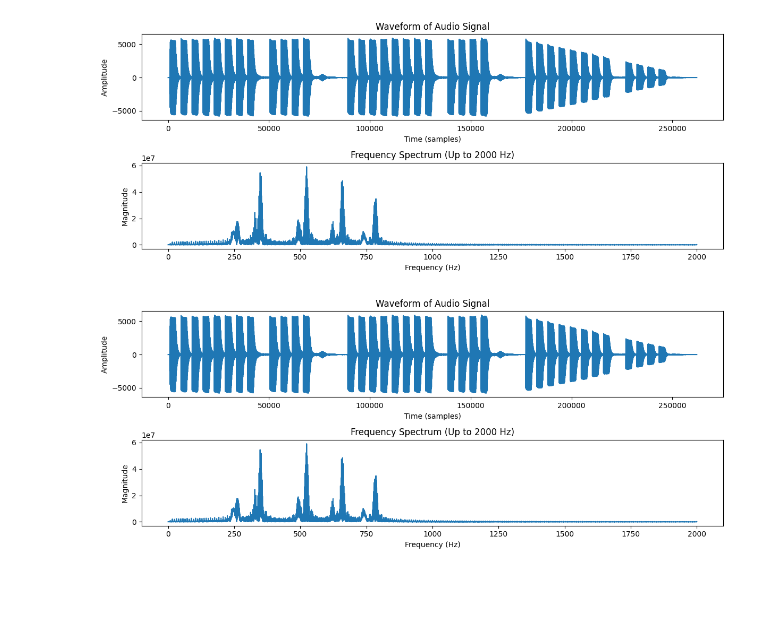
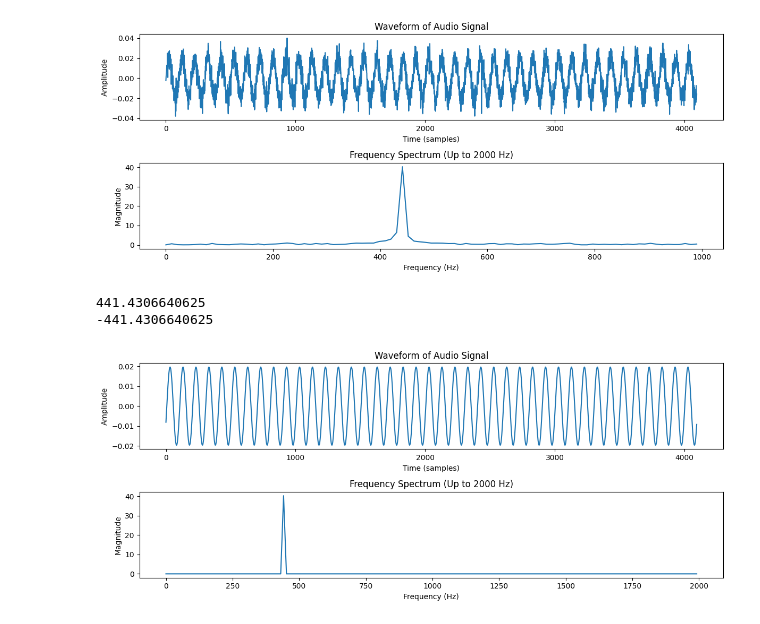
Before and after one commit to RYZEXY/Quantum-Audio-Processing, a Jupyter notebook: audio.ipynb, the cells around one changed output. Cells and saved outputs as stored; diff of their text form; code cells hidden in the pictures; blank space fills up the shorter version.

```diff
--- a/audio.ipynb
+++ b/audio.ipynb
@@ -4,8 +4,9 @@ import matplotlib.pyplot as plt
 from scipy.io.wavfile import read, write
 from scipy.fftpack import fft, ifft
 from scipy.interpolate import interp1d
+from qiskit.primitives import Sampler, Estimator
 
-sample_rate, audio = read("input2.wav")
+sample_rate, audio = read("noisy_audio.wav")
 
 # Convert to mono if stereo
 if len(audio.shape) > 1:
@@ -14,19 +15,22 @@ if len(audio.shape) > 1:
 
 #manually add noise
 
-noise_intensity = 5000
-noise = np.random.normal(0, noise_intensity, audio.shape)
+# noise_intensity = 5000
+# noise = np.random.normal(0, noise_intensity, audio.shape)
 
-noisy_audio = np.int16(audio + noise)
+# noisy_audio = np.int16(audio + noise)
 
-write("noisy_audio.wav", sample_rate, noisy_audio)
+# write("noisy_audio.wav", sample_rate, noisy_audio)
 
 
 N = len(audio)
-audio_segment = audio[:N]
+target_samples = 2**12
+audio = audio[:target_samples]  # Truncate without padding
+audio_segment = audio[:target_samples]
 
+audio_segment = audio_segment/np.linalg.norm(audio_segment)
 fft_result = fft(audio_segment)
-frequencies = np.fft.fftfreq(N, d=1/sample_rate)
+frequencies = np.fft.fftfreq(target_samples, d=1/sample_rate)
 
 plt.figure(figsize=(12, 5))
 plt.subplot(2, 1, 1)
@@ -35,7 +39,7 @@ plt.xlabel("Time (samples)")
 plt.ylabel("Amplitude")
 plt.title("Waveform of Audio Signal")
 
-max_freq = 2000
+max_freq = 1000
 indices = np.where(frequencies >= 0)[0]
 indices = indices[frequencies[indices] <= max_freq]
 
@@ -47,32 +51,40 @@ plt.title("Frequency Spectrum (Up to 2000 Hz)")
 plt.tight_layout()
 plt.show()
 # %% [output]
-[figure, old version]
+[figure, new version]
 # %%
-for i in range (0,N):
-    if np.abs(fft_result[i]) < 10000:
+for i in range (0,target_samples):
+    if np.abs(fft_result[i]) < 15:
         fft_result[i] = 0
+    else:
+        print(frequencies[i])
+
+
+new_res = ifft(fft_result).real
+
 
 plt.figure(figsize=(12, 5))
 plt.subplot(2, 1, 1)
-plt.plot(audio_segment)
+plt.plot(new_res)
 plt.xlabel("Time (samples)")
 plt.ylabel("Amplitude")
 plt.title("Waveform of Audio Signal")
 
 max_freq = 2000
 indices = np.where(frequencies >= 0)[0]
 indices = indices[frequencies[indices] <= max_freq]
 
 plt.subplot(2, 1, 2)
 plt.plot(frequencies[indices], np.abs(fft_result[indices]))
 plt.xlabel("Frequency (Hz)")
 plt.ylabel("Magnitude")
 plt.title("Frequency Spectrum (Up to 2000 Hz)")
 plt.tight_layout()
 plt.show()
 # %% [output]
+441.4306640625
+-441.4306640625
-[figure, old version]
+[figure, new version]
 # %%
 filtered_audio = np.int16(ifft(fft_result).real)
 
```
Also changed, not shown: parts of 8 cells of this notebook, 8 other files.
